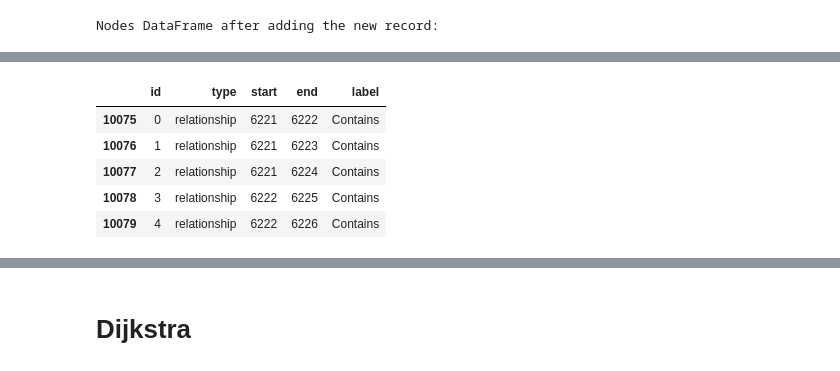
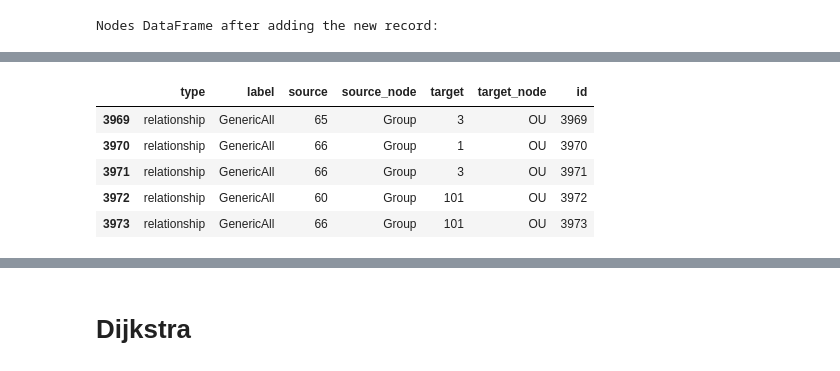
Before and after one commit to markajbell/BH, a Jupyter notebook: Stats10.ipynb, the cells around one changed output, grey strips where cells are left out. Cells and saved outputs as stored; diff of their text form; code cells hidden in the pictures.

```diff
--- a/Stats10.ipynb
+++ b/Stats10.ipynb
@@ -74,5 +76,5 @@ def extract_labels(labels):
 # Apply the function to create the new columns
 nodes[['l1', 'l2', 'l3']] = nodes['labels'].apply(lambda x: pd.Series(extract_labels(x)))
 # %%
-nodes = nodes.drop(columns=['start', 'end', 'label', 'labels'])
-edges = edges.drop(columns=['labels'])
+nodes = nodes.drop(columns=['source', 'target', 'label', 'labels'])
+# edges = edges.drop(columns=['labels'])
@@ -83,0 +81,12 @@ nodes['weight'] = 1
+# %%
+edges['source'] = edges['source'].apply(lambda x: x.get('id'))
+edges['source_node'] = edges['source'].apply(lambda x: x.get('labels')[1] if isinstance(x.get('labels'), list) and len(x.get('labels')) > 1 else None)
+
+edges['target'] = edges['target'].apply(lambda x: x.get('id'))
+edges['target_node'] = edges['target'].apply(lambda x: x.get('labels')[1] if isinstance(x.get('labels'), list) and len(x.get('labels')) > 1 else None)
+
+edges = edges.drop(columns=['properties', 'source', 'target', 'id', 'labels'])
+edges['id'] = np.arange(len(edges)).astype('int64')
+edges = edges.reset_index(drop=True)
+nodes['weight'] = 1
+edges.head()
@@ -316,15 +305,19 @@ edges.tail()
 # %%
-edges['start'] = edges['start'].apply(lambda x: x.get('id') if isinstance(x, dict) else x)
-edges['end'] = edges['end'].apply(lambda x: x.get('id') if isinstance(x, dict) else x)
-edges = edges.drop(columns=['properties']) #, 'id'])
+# edges['source'] = edges['source'].apply(lambda x: x.get('id') if isinstance(x, dict) else x)
+# edges['target'] = edges['target'].apply(lambda x: x.get('id') if isinstance(x, dict) else x)
+# edges = edges.drop(columns=['properties']) #, 'id'])
+# edges.head()
+edges = edges[:-51]
+edges = edges.drop(columns=['source', 'target', 'weight'])
 edges.head()
+edges.tail(5)
 # %% [output]
-|  | id | type | start | end | label |
-| 10075 | 0 | relationship | 6221 | 6222 | Contains |
-| 10076 | 1 | relationship | 6221 | 6223 | Contains |
-| 10077 | 2 | relationship | 6221 | 6224 | Contains |
-| 10078 | 3 | relationship | 6222 | 6225 | Contains |
-| 10079 | 4 | relationship | 6222 | 6226 | Contains |
+|  | type | label | source | source_node | target | target_node | id |
+| 3969 | relationship | GenericAll | 65 | Group | 3 | OU | 3969 |
+| 3970 | relationship | GenericAll | 66 | Group | 1 | OU | 3970 |
+| 3971 | relationship | GenericAll | 66 | Group | 3 | OU | 3971 |
+| 3972 | relationship | GenericAll | 60 | Group | 101 | OU | 3972 |
+| 3973 | relationship | GenericAll | 66 | Group | 101 | OU | 3973 |
 # %%
 # prompt: for each value in tier0_node_ids add a new record in edges where start = value and end = new_node_id, label=TIER0,weight=100 id=id+1
 
```
Also changed, not shown: parts of 31 cells of this notebook.
